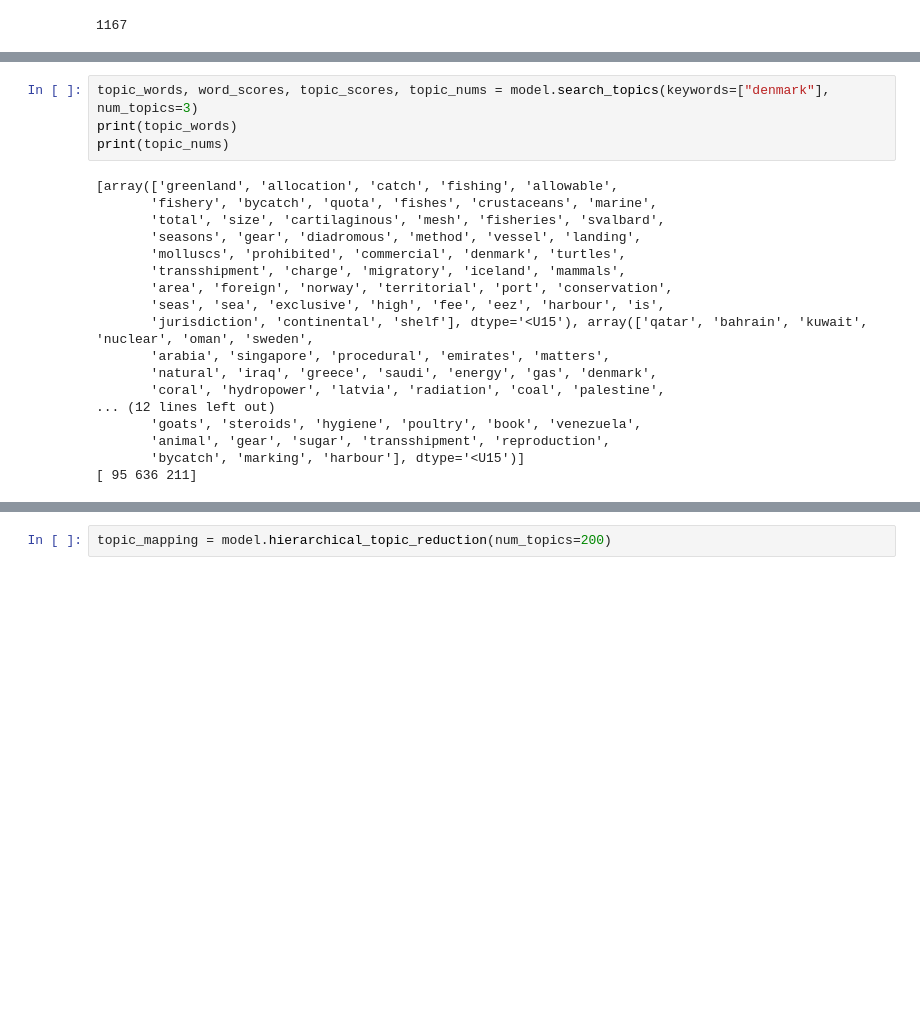
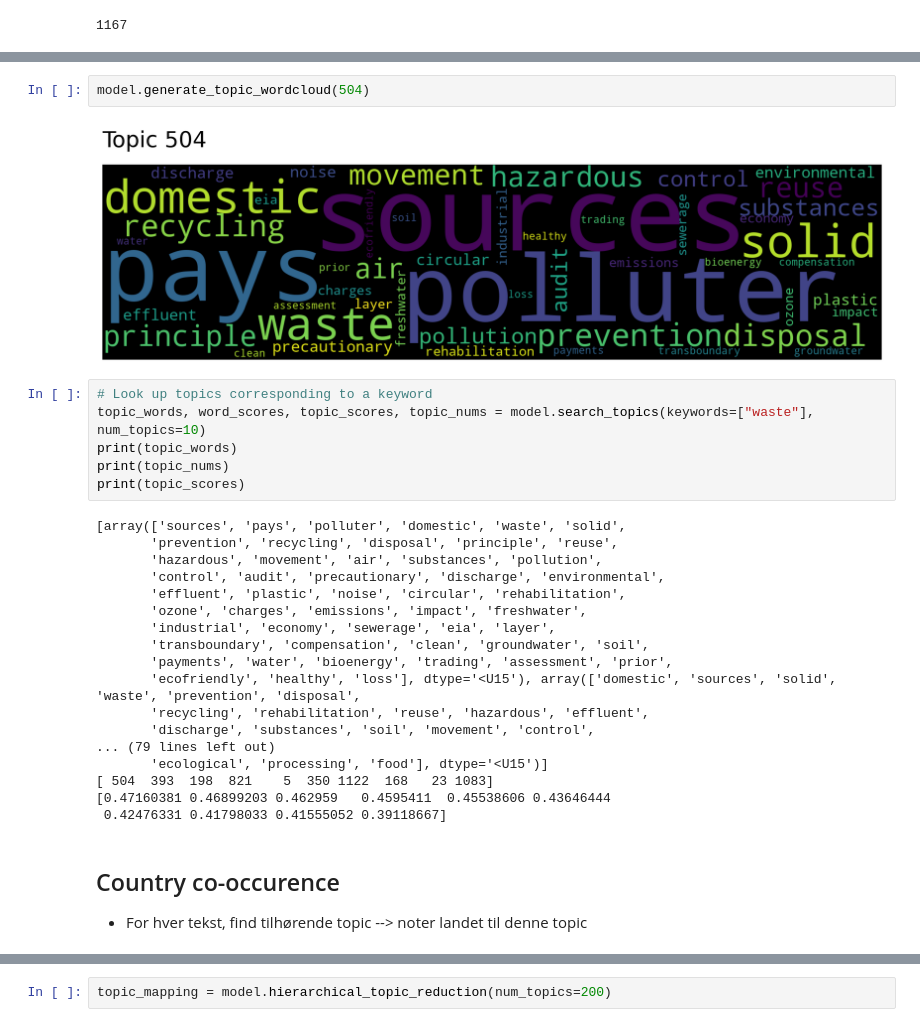
Before and after one commit to gustavn19/Fagprojekt, a Jupyter notebook: gn.ipynb, the cells around one changed output, grey strips where cells are left out. Cells and saved outputs as stored; diff of their text form; blank space fills up the shorter version.

Commit message:
co-occurence nations

```diff
--- a/gn.ipynb
+++ b/gn.ipynb
@@ -154,22 +139,32 @@ marine fisheries molluscs fishing authorization fishery management and conservat
+# %%
+model.generate_topic_wordcloud(504)
+# %% [output]
+[figure, added]
 # %%
-topic_words, word_scores, topic_scores, topic_nums = model.search_topics(keywords=["denmark"], num_topics=3)
+# Look up topics corresponding to a keyword
+topic_words, word_scores, topic_scores, topic_nums = model.search_topics(keywords=["waste"], num_topics=10)
 print(topic_words)
 print(topic_nums)
+print(topic_scores)
 # %% [output]
-[array(['greenland', 'allocation', 'catch', 'fishing', 'allowable',
-       'fishery', 'bycatch', 'quota', 'fishes', 'crustaceans', 'marine',
-       'total', 'size', 'cartilaginous', 'mesh', 'fisheries', 'svalbard',
-       'seasons', 'gear', 'diadromous', 'method', 'vessel', 'landing',
-       'molluscs', 'prohibited', 'commercial', 'denmark', 'turtles',
-       'transshipment', 'charge', 'migratory', 'iceland', 'mammals',
-       'area', 'foreign', 'norway', 'territorial', 'port', 'conservation',
-       'seas', 'sea', 'exclusive', 'high', 'fee', 'eez', 'harbour', 'is',
-       'jurisdiction', 'continental', 'shelf'], dtype='<U15'), array(['qatar', 'bahrain', 'kuwait', 'nuclear', 'oman', 'sweden',
-       'arabia', 'singapore', 'procedural', 'emirates', 'matters',
-       'natural', 'iraq', 'greece', 'saudi', 'energy', 'gas', 'denmark',
-       'coral', 'hydropower', 'latvia', 'radiation', 'coal', 'palestine',
-... (12 lines left out)
-       'goats', 'steroids', 'hygiene', 'poultry', 'book', 'venezuela',
-       'animal', 'gear', 'sugar', 'transshipment', 'reproduction',
-       'bycatch', 'marking', 'harbour'], dtype='<U15')]
-[ 95 636 211]
+[array(['sources', 'pays', 'polluter', 'domestic', 'waste', 'solid',
+       'prevention', 'recycling', 'disposal', 'principle', 'reuse',
+       'hazardous', 'movement', 'air', 'substances', 'pollution',
+       'control', 'audit', 'precautionary', 'discharge', 'environmental',
+       'effluent', 'plastic', 'noise', 'circular', 'rehabilitation',
+       'ozone', 'charges', 'emissions', 'impact', 'freshwater',
+       'industrial', 'economy', 'sewerage', 'eia', 'layer',
+       'transboundary', 'compensation', 'clean', 'groundwater', 'soil',
+       'payments', 'water', 'bioenergy', 'trading', 'assessment', 'prior',
+       'ecofriendly', 'healthy', 'loss'], dtype='<U15'), array(['domestic', 'sources', 'solid', 'waste', 'prevention', 'disposal',
+       'recycling', 'rehabilitation', 'reuse', 'hazardous', 'effluent',
+       'discharge', 'substances', 'soil', 'movement', 'control',
+... (79 lines left out)
+       'ecological', 'processing', 'food'], dtype='<U15')]
+[ 504  393  198  821    5  350 1122  168   23 1083]
+[0.47160381 0.46899203 0.462959   0.4595411  0.45538606 0.43646444
+ 0.42476331 0.41798033 0.41555052 0.39118667]
+# %% [markdown]
+## Country co-occurence
+
+- For hver tekst, find tilhørende topic --> noter landet til denne topic
```
Also changed, not shown: parts of 21 cells of this notebook.
